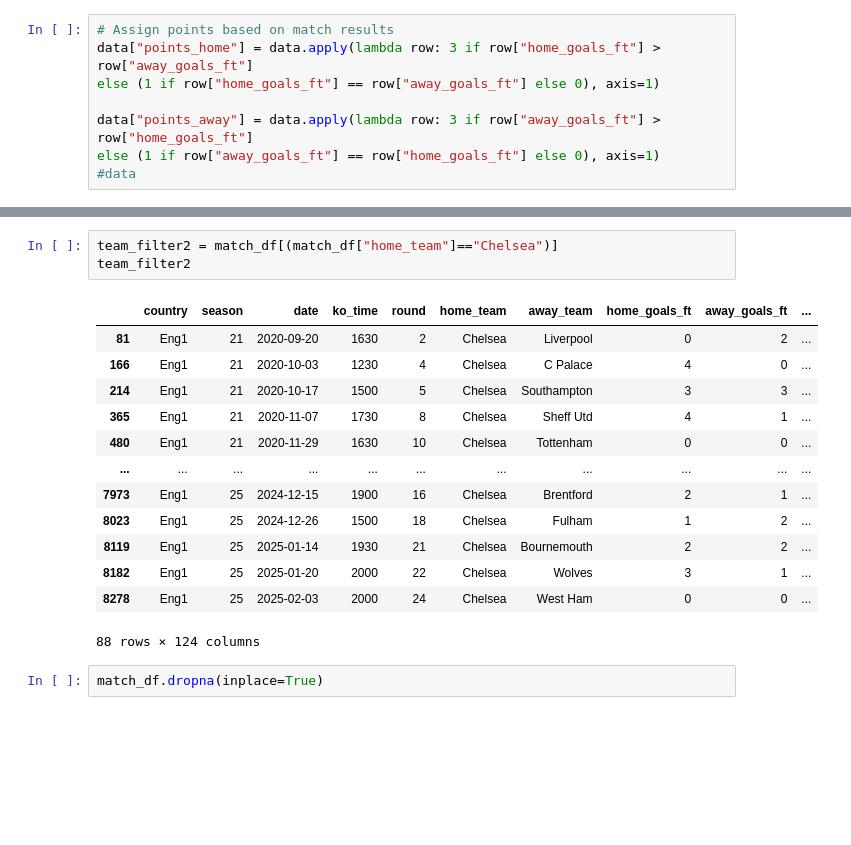
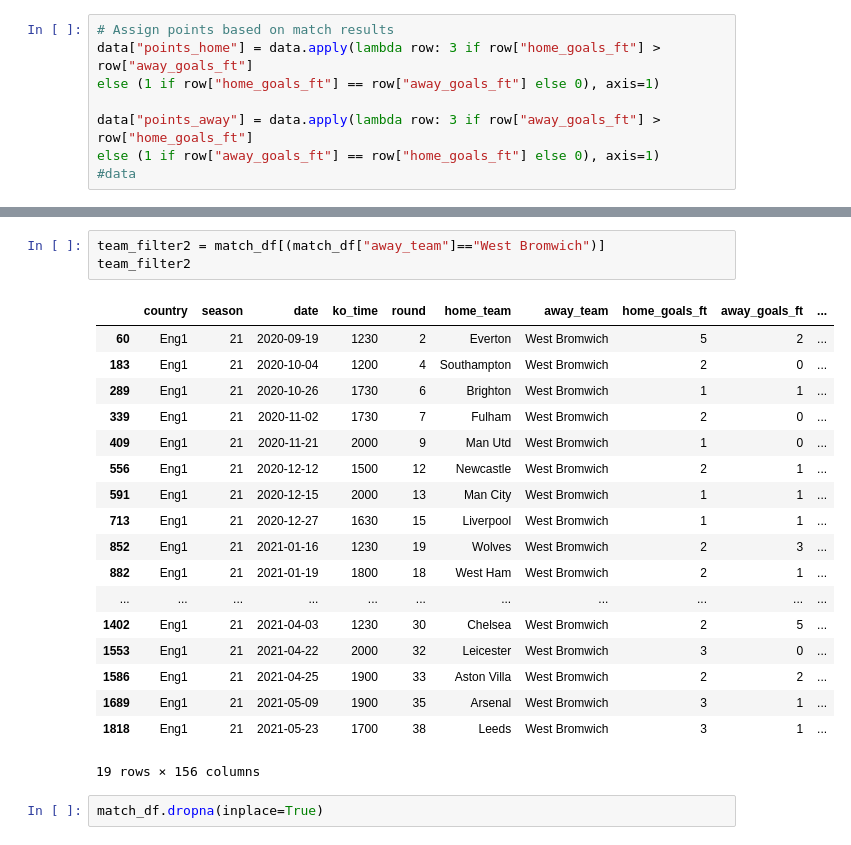
Before and after one commit to Lreps90/Football_ML, a Jupyter notebook: Goals/Goals_v3/data_prep.ipynb, the cells around one changed output, grey strips where cells are left out. Saved outputs shown, nothing was run; the diff lists cells and outputs as text; blank space fills up the shorter version.

```diff
--- a/Goals/Goals_v3/data_prep.ipynb
+++ b/Goals/Goals_v3/data_prep.ipynb
@@ -393,20 +452,25 @@ match_df
 # %%
-team_filter2 = match_df[(match_df["home_team"]=="Chelsea")]
+team_filter2 = match_df[(match_df["away_team"]=="West Bromwich")]
 team_filter2
 # %% [output]
 |  | country | season | date | ko_time | round | home_team | away_team | home_goals_ft | away_goals_ft | ... |
-| 81 | Eng1 | 21 | 2020-09-20 | 1630 | 2 | Chelsea | Liverpool | 0 | 2 | ... |
-| 166 | Eng1 | 21 | 2020-10-03 | 1230 | 4 | Chelsea | C Palace | 4 | 0 | ... |
-| 214 | Eng1 | 21 | 2020-10-17 | 1500 | 5 | Chelsea | Southampton | 3 | 3 | ... |
-| 365 | Eng1 | 21 | 2020-11-07 | 1730 | 8 | Chelsea | Sheff Utd | 4 | 1 | ... |
-| 480 | Eng1 | 21 | 2020-11-29 | 1630 | 10 | Chelsea | Tottenham | 0 | 0 | ... |
+| 60 | Eng1 | 21 | 2020-09-19 | 1230 | 2 | Everton | West Bromwich | 5 | 2 | ... |
+| 183 | Eng1 | 21 | 2020-10-04 | 1200 | 4 | Southampton | West Bromwich | 2 | 0 | ... |
+| 289 | Eng1 | 21 | 2020-10-26 | 1730 | 6 | Brighton | West Bromwich | 1 | 1 | ... |
+| 339 | Eng1 | 21 | 2020-11-02 | 1730 | 7 | Fulham | West Bromwich | 2 | 0 | ... |
+| 409 | Eng1 | 21 | 2020-11-21 | 2000 | 9 | Man Utd | West Bromwich | 1 | 0 | ... |
+| 556 | Eng1 | 21 | 2020-12-12 | 1500 | 12 | Newcastle | West Bromwich | 2 | 1 | ... |
+| 591 | Eng1 | 21 | 2020-12-15 | 2000 | 13 | Man City | West Bromwich | 1 | 1 | ... |
+| 713 | Eng1 | 21 | 2020-12-27 | 1630 | 15 | Liverpool | West Bromwich | 1 | 1 | ... |
+| 852 | Eng1 | 21 | 2021-01-16 | 1230 | 19 | Wolves | West Bromwich | 2 | 3 | ... |
+| 882 | Eng1 | 21 | 2021-01-19 | 1800 | 18 | West Ham | West Bromwich | 2 | 1 | ... |
 | ... | ... | ... | ... | ... | ... | ... | ... | ... | ... | ... |
-| 7973 | Eng1 | 25 | 2024-12-15 | 1900 | 16 | Chelsea | Brentford | 2 | 1 | ... |
-| 8023 | Eng1 | 25 | 2024-12-26 | 1500 | 18 | Chelsea | Fulham | 1 | 2 | ... |
-| 8119 | Eng1 | 25 | 2025-01-14 | 1930 | 21 | Chelsea | Bournemouth | 2 | 2 | ... |
-| 8182 | Eng1 | 25 | 2025-01-20 | 2000 | 22 | Chelsea | Wolves | 3 | 1 | ... |
-| 8278 | Eng1 | 25 | 2025-02-03 | 2000 | 24 | Chelsea | West Ham | 0 | 0 | ... |
+| 1402 | Eng1 | 21 | 2021-04-03 | 1230 | 30 | Chelsea | West Bromwich | 2 | 5 | ... |
+| 1553 | Eng1 | 21 | 2021-04-22 | 2000 | 32 | Leicester | West Bromwich | 3 | 0 | ... |
+| 1586 | Eng1 | 21 | 2021-04-25 | 1900 | 33 | Aston Villa | West Bromwich | 2 | 2 | ... |
+| 1689 | Eng1 | 21 | 2021-05-09 | 1900 | 35 | Arsenal | West Bromwich | 3 | 1 | ... |
+| 1818 | Eng1 | 21 | 2021-05-23 | 1700 | 38 | Leeds | West Bromwich | 3 | 1 | ... |
-88 rows × 124 columns
+19 rows × 156 columns
 # %%
 match_df.dropna(inplace=True)
 # %%
```
Also changed, not shown: parts of 8 cells of this notebook, 24 other files.
